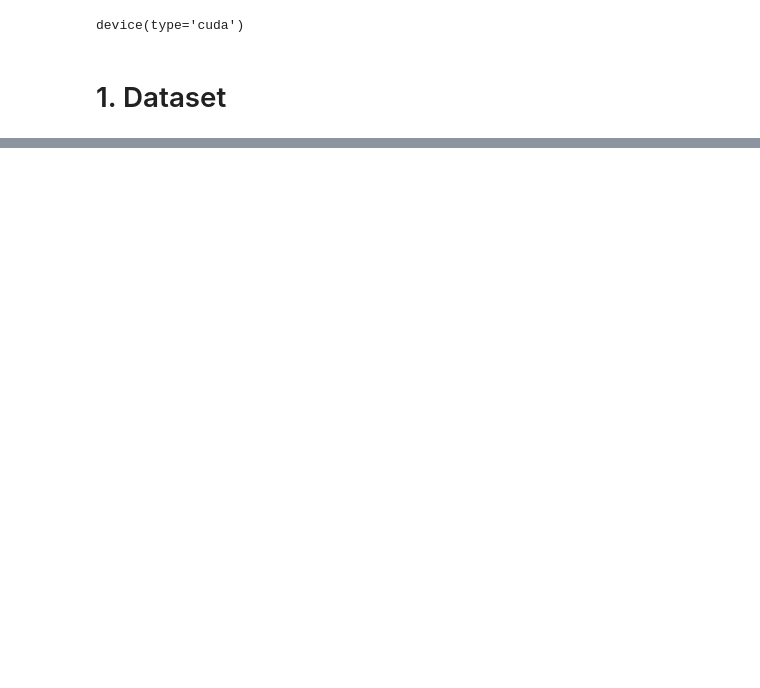
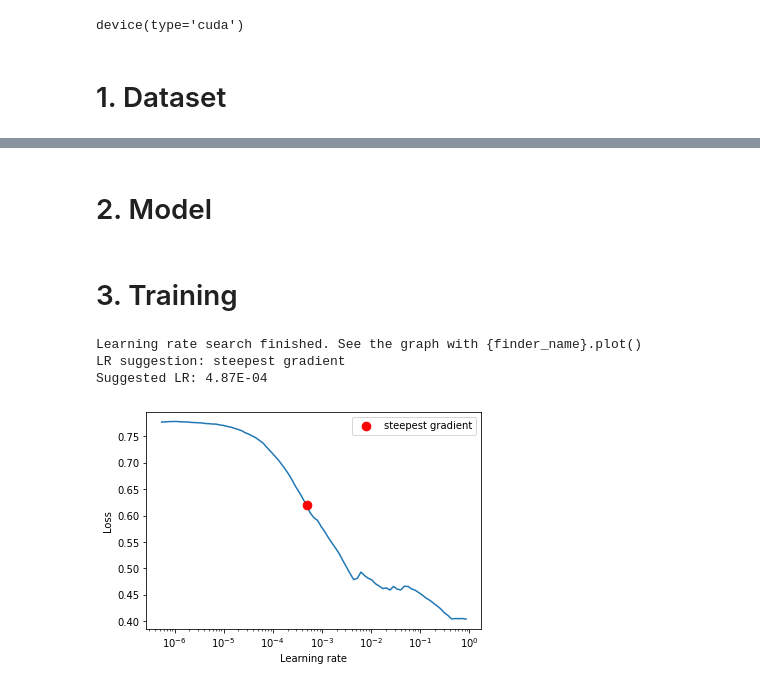
Before and after one commit to 10258392511/SemesterProject1, a Jupyter notebook: run_segmentation_car.ipynb, the cells around one changed output, grey strips where cells are left out. Cells and saved outputs as stored; diff of their text form; code cells hidden in the pictures; blank space fills up the shorter version.

Commit message:
constructed CarTrainer and trained the model

```diff
--- a/run_segmentation_car.ipynb
+++ b/run_segmentation_car.ipynb
@@ -26,12 +25,15 @@ h_resize, w_resize, depth
 # %%
 transforms = [
-    A.Resize(h_resize, w_resize),
+    A.Resize(128, 256),
     A.Rotate(limit=20),
     A.Flip(),
     A.ColorJitter()
 ]
 
+split_ratio = 0.7
 train_dataset = CarDataset(*get_car_filenames(), dataset_expand_ratio=3, transforms=transforms)
+split_pt = int(len(train_dataset) * split_ratio)
+train_dataset, eval_dataset = random_split(train_dataset, [split_pt, len(train_dataset) - split_pt])
 test_dataset = CarDataset(*get_car_filenames(mode="test"))
-print(f"#training samples: {len(train_dataset)}, #test samples: {len(test_dataset)}")
+print(f"#training samples: {len(train_dataset)}, #eval_samples: {len(eval_dataset)}, #test samples: {len(test_dataset)}")
 # %% [output]
@@ -60,0 +65,2 @@ torch.Size([8, 3, 1024, 2048]), torch.Size([8, 1024, 2048])
+# %% [markdown]
+# 2. Model
@@ -60,0 +69,4 @@ torch.Size([8, 3, 1024, 2048]), torch.Size([8, 1024, 2048])
+# %%
+u_net = UNet(num_down_blocks=3, target_channels=2).to(DEVICE)
+# %% [markdown]
+# 3. Training
@@ -60,0 +76,9 @@ torch.Size([8, 3, 1024, 2048]), torch.Size([8, 1024, 2048])
+# %%
+optimizer = torch.optim.Adam(u_net.parameters(), lr=1e-7)
+criterion = nn.CrossEntropyLoss()
+lr_history = lr_search(u_net, criterion, optimizer, train_loader, end_lr=2, device=DEVICE)
+# %% [output]
+Learning rate search finished. See the graph with {finder_name}.plot()
+LR suggestion: steepest gradient
+Suggested LR: 4.87E-04
+[figure, added]
```
Also changed, not shown: parts of 12 cells of this notebook, 2 other files.
